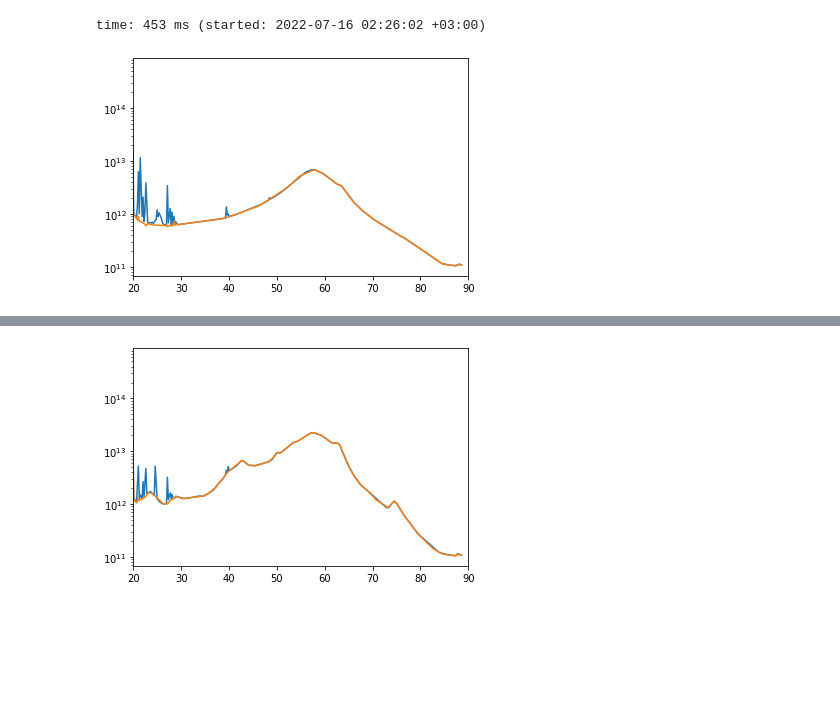
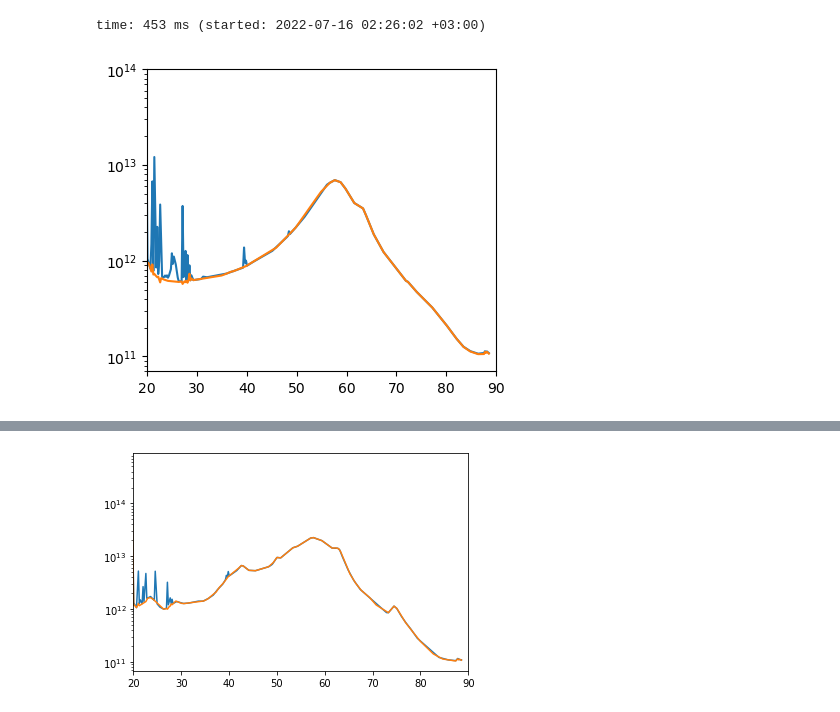
Before and after one commit to peijin94/ConvRFI, a Jupyter notebook: test_flag.ipynb, the cells around one changed output, grey strips where cells are left out. Saved outputs shown, nothing was run; the diff lists cells and outputs as text; code cells hidden in the pictures; blank space fills up the shorter version.

Commit message:
bandpass plot

```diff
--- a/test_flag.ipynb
+++ b/test_flag.ipynb
@@ -363,9 +363,16 @@ fig.savefig(work_dir+'/RFIconvTypeIII.pdf',bbox_inches='tight')
 time: 453 ms (started: 2022-07-16 02:26:02 +03:00)
 # %%
 
-plt.plot(np.linspace(freq[0],freq[-1],small_arr.shape[1]), np.mean(conv_down_direct[-90:,:],0))
-plt.plot(np.linspace(freq[0],freq[-1],small_arr.shape[1]), np.mean(small_arr[-90:,:],0))
+fig=plt.figure(figsize=(4.5,4),dpi=100)
+plt.plot(np.linspace(freq[0],freq[-1],small_arr.shape[1]), np.mean(conv_down_direct[-80:,:],0))
+plt.plot(np.linspace(freq[0],freq[-1],small_arr.shape[1]), np.mean(small_arr[-80:,:],0))
+
+
+#plt.plot(np.linspace(freq[0],freq[-1],small_arr.shape[1]), np.mean(conv_down_direct[30:110,:],0))
+#plt.plot(np.linspace(freq[0],freq[-1],small_arr.shape[1]), np.mean(small_arr[30:110,:],0))
+
 plt.xlim([20,90])
+plt.ylim([7e10,1e14])
 plt.yscale('log')
 # %% [output]
-[figure, old version]
+[figure, new version]
```
Also changed, not shown: parts of 1 cell of this notebook.
